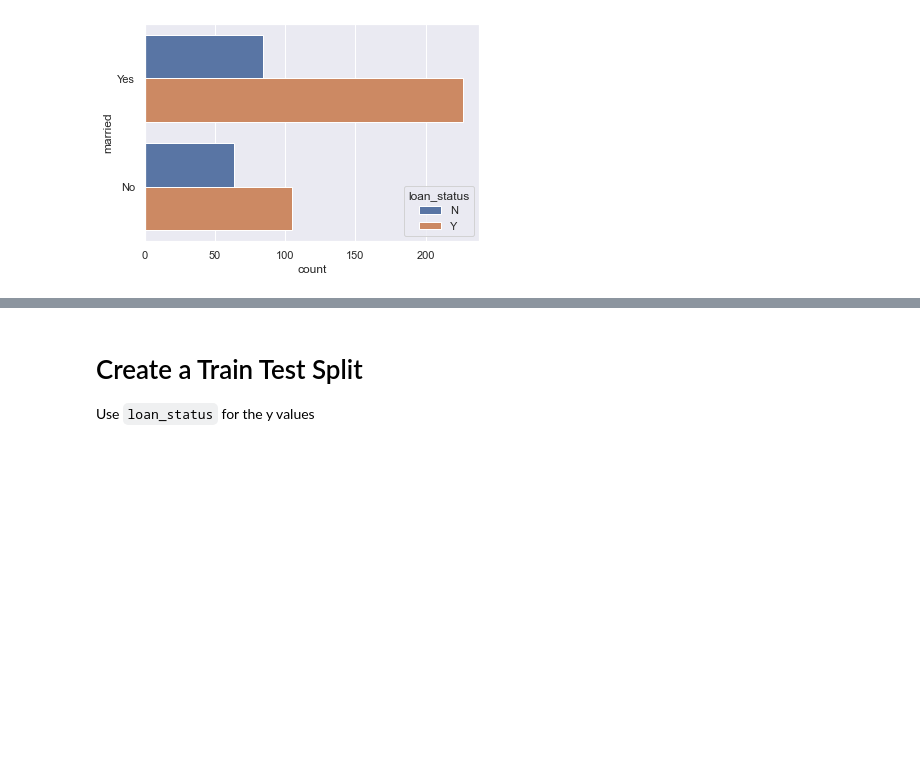
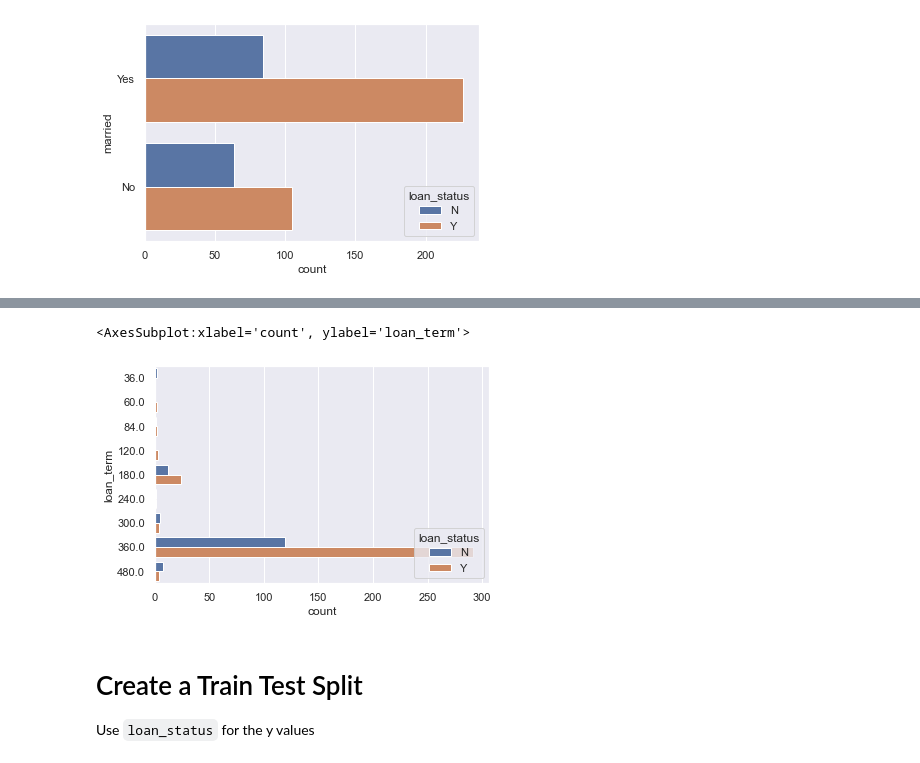
Before and after one commit to dsalisbury1141/Predicting-Loan-Eligibility-Machine-Learning, a Jupyter notebook: Dawn/Loan-Model-1-Dawn.ipynb, the cells around one changed output, grey strips where cells are left out. Saved outputs shown, nothing was run; the diff lists cells and outputs as text; code cells hidden in the pictures; blank space fills up the shorter version.

```diff
--- a/Dawn/Loan-Model-1-Dawn.ipynb
+++ b/Dawn/Loan-Model-1-Dawn.ipynb
@@ -140,3 +145,8 @@ sns.countplot(y='married', hue ='loan_status',data =loan_features_df)
+# %%
+sns.countplot(y='loan_term', hue ='loan_status',data =loan_features_df)
+# %% [output]
+<AxesSubplot:xlabel='count', ylabel='loan_term'>
+[figure, added]
 # %% [markdown]
 # Create a Train Test Split
 
```
Also changed, not shown: parts of 19 cells of this notebook.
